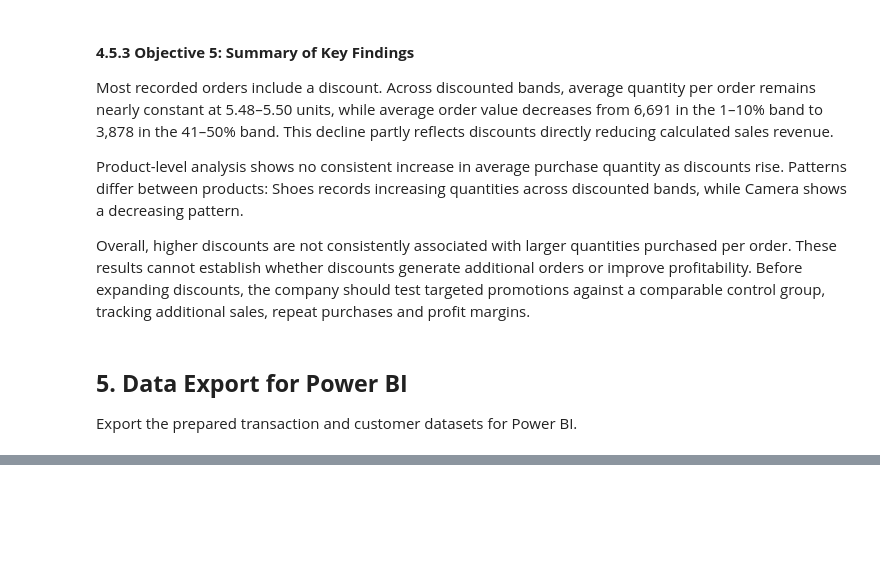
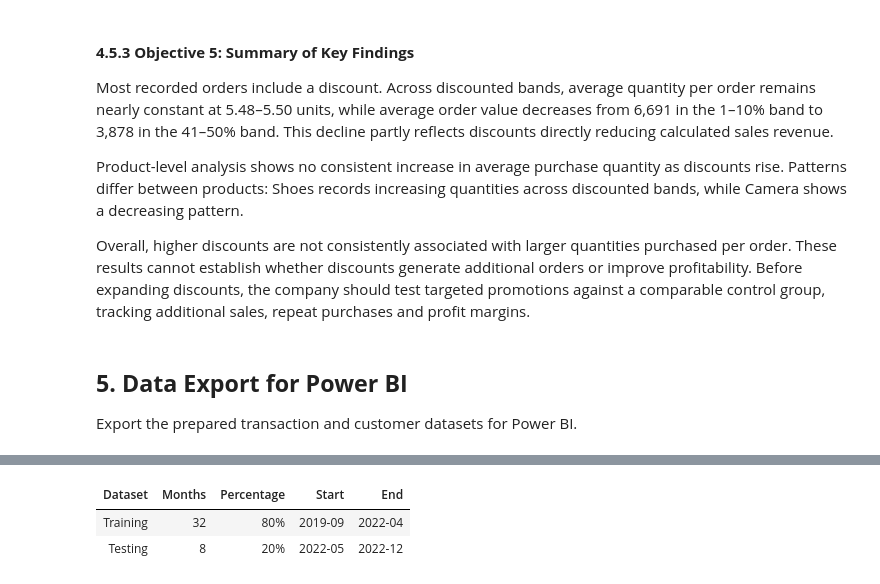
Before and after one commit to michellefengym-glitch/Market-Analysis, a Jupyter notebook: Capstone_Market_Analysis.ipynb, the cells around one changed output, grey strips where cells are left out. Cells and saved outputs as stored; diff of their text form; code cells hidden in the pictures; blank space fills up the shorter version.

```diff
--- a/Capstone_Market_Analysis.ipynb
+++ b/Capstone_Market_Analysis.ipynb
@@ -2959,0 +2974,63 @@ Customer records exported: 1,001
+# %%
+# Prepare a separate dataset for forecasting
+forecast_data = retail_data.copy()
+
+# Ensure order dates are in datetime format
+forecast_data["order_date"] = pd.to_datetime(
+    forecast_data["order_date"],
+    errors="raise"
+)
+
+# Include complete months only: September 2019–December 2022
+forecast_data = forecast_data.loc[
+    (forecast_data["order_date"] >= "2019-09-01")
+    & (forecast_data["order_date"] < "2023-01-01")
+].copy()
+
+# Calculate monthly sales before tax
+monthly_revenue = (
+    forecast_data
+    .set_index("order_date")["sales_before_tax"]
+    .resample("MS")
+    .sum(min_count=1)
+    .asfreq("MS")
+)
+
+# Check for months without sales records
+assert monthly_revenue.notna().all(), \
+    "Some months have no sales records. Investigate before modelling."
+
+# Split chronologically: 80% training, 20% testing
+split_position = int(len(monthly_revenue) * 0.8)
+
+train_sales = monthly_revenue.iloc[:split_position]
+test_sales = monthly_revenue.iloc[split_position:]
+
+# Summarise the training and testing datasets
+split_summary = pd.DataFrame({
+    "Dataset": ["Training", "Testing"],
+    "Months": [len(train_sales), len(test_sales)],
+    "Percentage": [
+        len(train_sales) / len(monthly_revenue) * 100,
+        len(test_sales) / len(monthly_revenue) * 100
+    ],
+    "Start": [
+        train_sales.index.min().strftime("%Y-%m"),
+        test_sales.index.min().strftime("%Y-%m")
+    ],
+    "End": [
+        train_sales.index.max().strftime("%Y-%m"),
+        test_sales.index.max().strftime("%Y-%m")
+    ]
+})
+
+display(
+    split_summary.style.format({
+        "Months": "{:.0f}",
+        "Percentage": "{:.0f}%"
+    }).hide(axis="index")
+)
+# %% [output]
+| Dataset | Months | Percentage | Start | End |
+| Training | 32 | 80% | 2019-09 | 2022-04 |
+| Testing | 8 | 20% | 2022-05 | 2022-12 |
```
Also changed, not shown: parts of 9 cells of this notebook.
